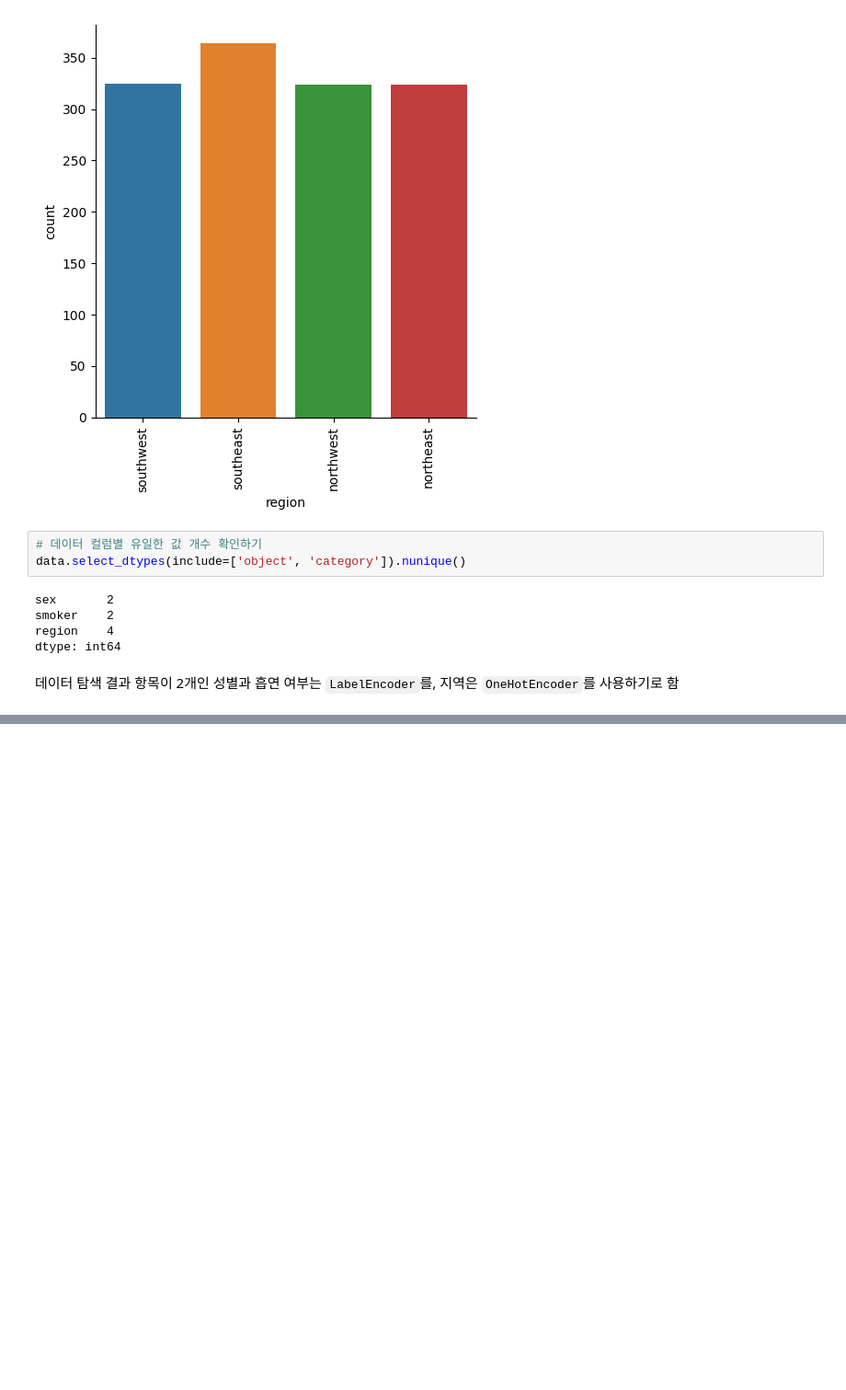
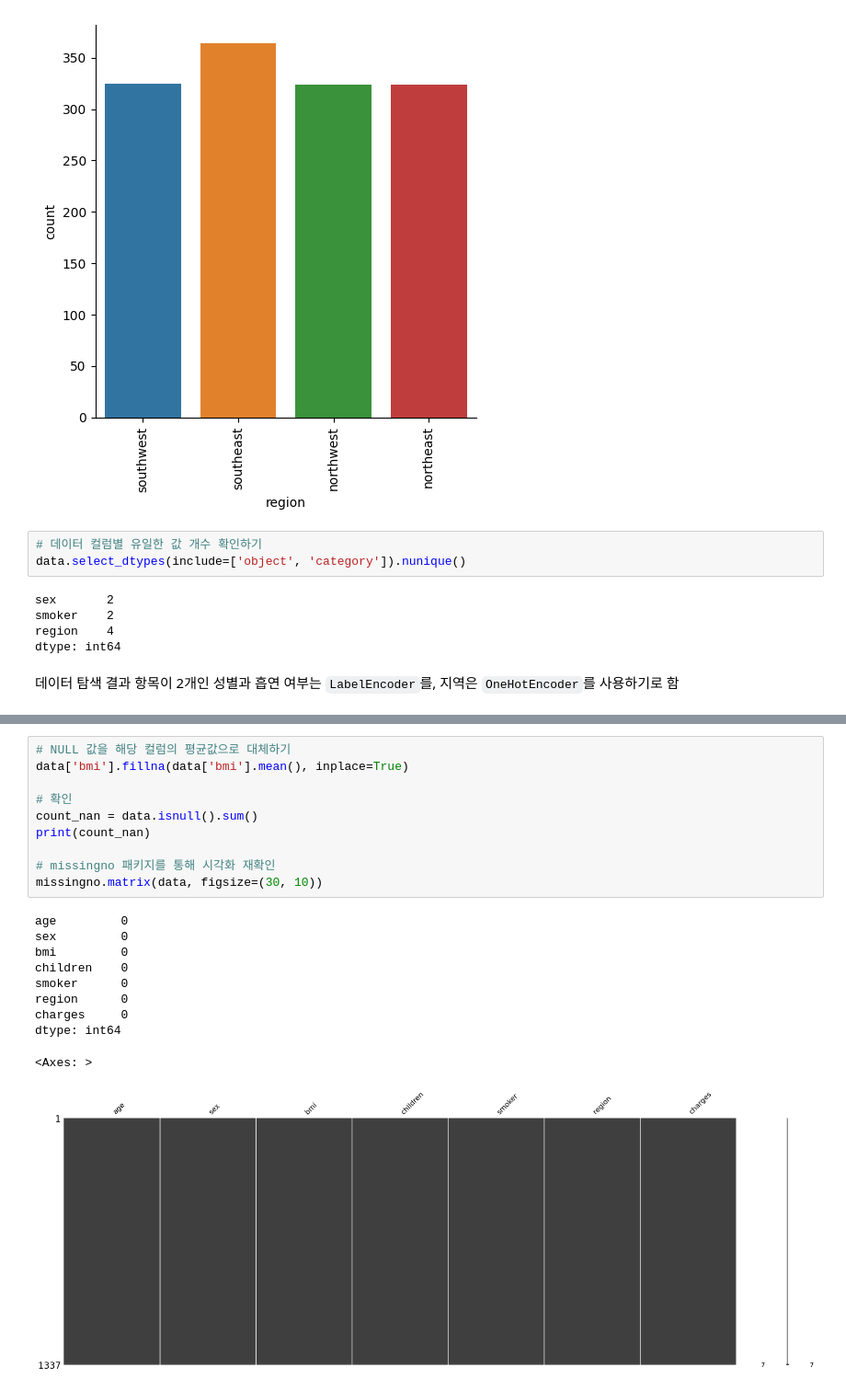
Before and after one commit to yunyun3599/MLStudy, a Jupyter notebook: Data_Anaylsis_And_Machine_Learning/02_insurance_fee_prediction/insurance_fee_prediction.ipynb, the cells around one changed output, grey strips where cells are left out. Shown at 92% size. Cells and saved outputs as stored; diff of their text form; blank space fills up the shorter version.

```diff
--- a/Data_Anaylsis_And_Machine_Learning/02_insurance_fee_prediction/insurance_fee_prediction.ipynb
+++ b/Data_Anaylsis_And_Machine_Learning/02_insurance_fee_prediction/insurance_fee_prediction.ipynb
@@ -169,0 +323,21 @@ dtype: int64
+# %%
+# NULL 값을 해당 컬럼의 평균값으로 대체하기
+data['bmi'].fillna(data['bmi'].mean(), inplace=True)
+
+# 확인
+count_nan = data.isnull().sum()
+print(count_nan)
+
+# missingno 패키지를 통해 시각화 재확인
+missingno.matrix(data, figsize=(30, 10))
+# %% [output]
+age         0
+sex         0
+bmi         0
+children    0
+smoker      0
+region      0
+charges     0
+dtype: int64
+<Axes: >
+[figure, added]
```
Also changed, not shown: parts of 13 cells of this notebook.
